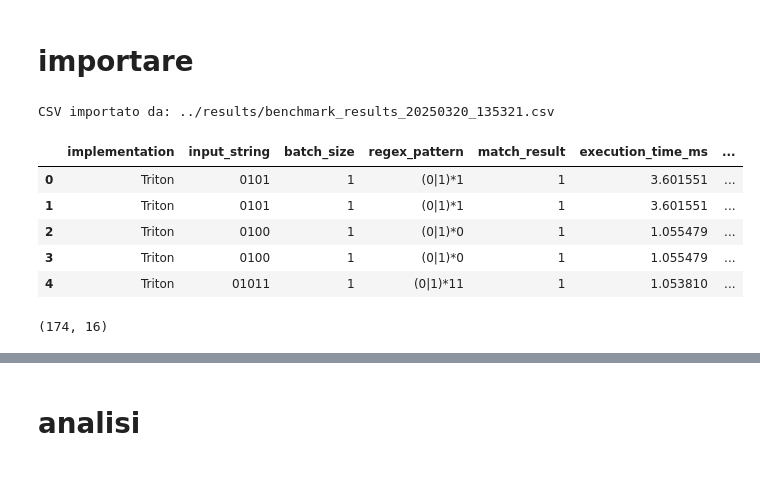
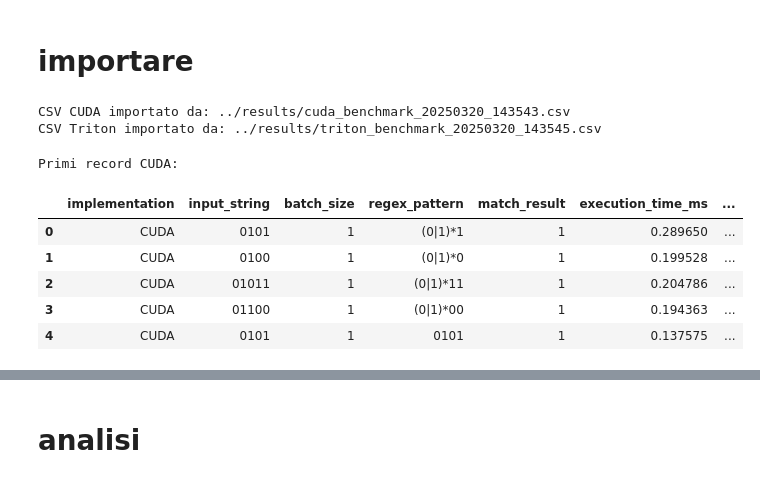
Before and after one commit to alepot55/triton_vs_cuda_fsa, a Jupyter notebook: scripts/notebook.ipynb, the cells around one changed output, grey strips where cells are left out. Saved outputs shown, nothing was run; the diff lists cells and outputs as text; code cells hidden in the pictures.

```diff
--- a/scripts/notebook.ipynb
+++ b/scripts/notebook.ipynb
@@ -1,37 +1,49 @@
 # %% [markdown]
 # importare
 # %%
+# Directory containing the CSV files
 import os
 import pandas as pd
+import sys
+import warnings
+warnings.filterwarnings("ignore", category=UserWarning, module="pandas")
 
-# Directory containing the CSV files
+
 results_dir = os.path.join('..', 'results')
 
-# Elenco dei file che iniziano con "benchmark" e terminano con ".csv"
-benchmark_csvs = [f for f in os.listdir(results_dir) if f.startswith("benchmark") and f.endswith(".csv")]
+# Elenco dei file per CUDA e per Triton
+cuda_csvs = [f for f in os.listdir(results_dir) if f.startswith("cuda_benchmark") and f.endswith(".csv")]
+triton_csvs = [f for f in os.listdir(results_dir) if f.startswith("triton_benchmark") and f.endswith(".csv")]
 
-if not benchmark_csvs:
-    raise FileNotFoundError("Nessun file CSV che inizia con 'benchmark' trovato in ../results")
+if not cuda_csvs:
+    raise FileNotFoundError("Nessun file CSV che inizia con 'cuda_benchmark' trovato in ../results")
+if not triton_csvs:
+    raise FileNotFoundError("Nessun file CSV che inizia con 'triton_benchmark' trovato in ../results")
 
-# Seleziona il file con il nome lessicografico maggiore (assunto più recente)
-latest_csv = max(benchmark_csvs)
-csv_path = os.path.join(results_dir, latest_csv)
+# Seleziona il file più recente per ciascuno (in base all'ordinamento lessicografico)
+latest_cuda = max(cuda_csvs)
+latest_triton = max(triton_csvs)
 
-print("CSV importato da:", csv_path)
+cuda_csv_path = os.path.join(results_dir, latest_cuda)
+triton_csv_path = os.path.join(results_dir, latest_triton)
 
-# Importa il CSV in un DataFrame di pandas
-df = pd.read_csv(csv_path, delimiter=';')
+print("CSV CUDA importato da:", cuda_csv_path)
+print("CSV Triton importato da:", triton_csv_path)
 
-df.head()
+# Importa i CSV in DataFrame
+cuda_df = pd.read_csv(cuda_csv_path, delimiter=';')
+triton_df = pd.read_csv(triton_csv_path, delimiter=';')
 # %% [output]
-CSV importato da: ../results/benchmark_results_20250320_135321.csv
+CSV CUDA importato da: ../results/cuda_benchmark_20250320_143543.csv
+CSV Triton importato da: ../results/triton_benchmark_20250320_143545.csv
-|  | implementation | input_string | batch_size | regex_pattern | match_result | execution_time_ms | ... |
-| 0 | Triton | 0101 | 1 | (0|1)*1 | 1 | 3.601551 | ... |
-| 1 | Triton | 0101 | 1 | (0|1)*1 | 1 | 3.601551 | ... |
-| 2 | Triton | 0100 | 1 | (0|1)*0 | 1 | 1.055479 | ... |
-| 3 | Triton | 0100 | 1 | (0|1)*0 | 1 | 1.055479 | ... |
-| 4 | Triton | 01011 | 1 | (0|1)*11 | 1 | 1.053810 | ... |
 # %%
-df.shape
+print("Primi record CUDA:")
+cuda_df.head()
 # %% [output]
-(174, 16)
+Primi record CUDA:
+|  | implementation | input_string | batch_size | regex_pattern | match_result | execution_time_ms | ... |
+| 0 | CUDA | 0101 | 1 | (0|1)*1 | 1 | 0.289650 | ... |
+| 1 | CUDA | 0100 | 1 | (0|1)*0 | 1 | 0.199528 | ... |
+| 2 | CUDA | 01011 | 1 | (0|1)*11 | 1 | 0.204786 | ... |
+| 3 | CUDA | 01100 | 1 | (0|1)*00 | 1 | 0.194363 | ... |
+| 4 | CUDA | 0101 | 1 | 0101 | 1 | 0.137575 | ... |
```
Also changed, not shown: parts of 3 cells of this notebook, 9 other files.
